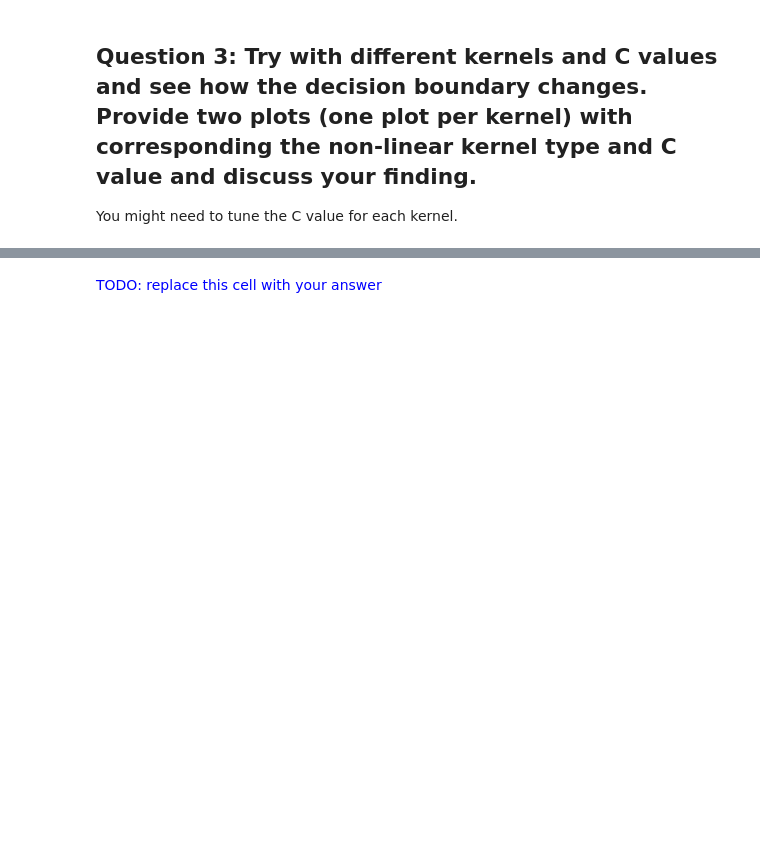
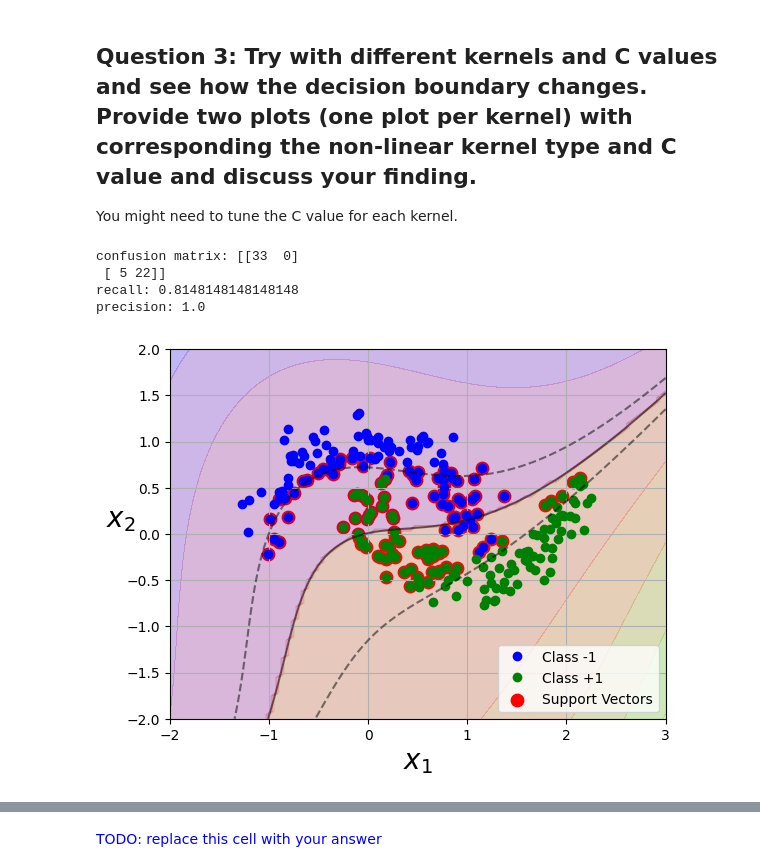
Before and after one commit to TobBot2/machinelearning24, a Jupyter notebook: homework3/CS475_homework3.ipynb, the cells around one changed output, grey strips where cells are left out. Cells and saved outputs as stored; diff of their text form; code cells hidden in the pictures; blank space fills up the shorter version.

```diff
--- a/homework3/CS475_homework3.ipynb
+++ b/homework3/CS475_homework3.ipynb
@@ -489,19 +518,35 @@ You would notice that the moon dataset is non-linearly separable, it is a good i
 # Polynomial Kernel (of degree up to and including p)
 def polynomial_kernel(u, v, p=3):
     # TODO ...WRITE YOUR CODE HERE...
-    ...
+
+    # K = (1 + <X_1, X_2>)^d slide 8.22
+    return (1 + np.dot(u, v)) ** p
 
 # Gaussian RBF Kernel
 def rbf_kernel(u, v, gamma=0.1):
     # TODO ...WRITE YOUR CODE HERE...
-    ...
+
+    # exp(-gamma||x_1 - x_2||^2) slide 8.22
+    return np.exp(-gamma * (np.linalg.norm(u - v) ** 2))
 # %% [markdown]
 ## **Question 3**: Try with different kernels and C values and see how the decision boundary changes. Provide **two** plots (one plot per kernel) with corresponding the non-linear kernel type and C value and discuss your finding.
 
 You might need to tune the C value for each kernel.
 # %%
 # TODO ...TRAIN/PLOT POLYNOMIAL KERNEL SVM...
-...
+
+# polynomial_model = MySVM(C=8.1537, kernel=polynomial_kernel)
+# polynomial_model.fit(X_train, y_train)
 # print_result(polynomial_model, X_test, y_test)
+
+polynomial_model = MySVM(C=.015, kernel=polynomial_kernel)
+polynomial_model.fit(X_train, y_train)
+print_result(polynomial_model, X_test, y_test)
+# %% [output]
+confusion matrix: [[33  0]
+ [ 5 22]]
+recall: 0.8148148148148148
+precision: 1.0
+[figure, added]
 # %%
 # TODO ...TRAIN/PLOT FOR RBF KERNEL SVM...
```
Also changed, not shown: parts of 3 cells of this notebook.
